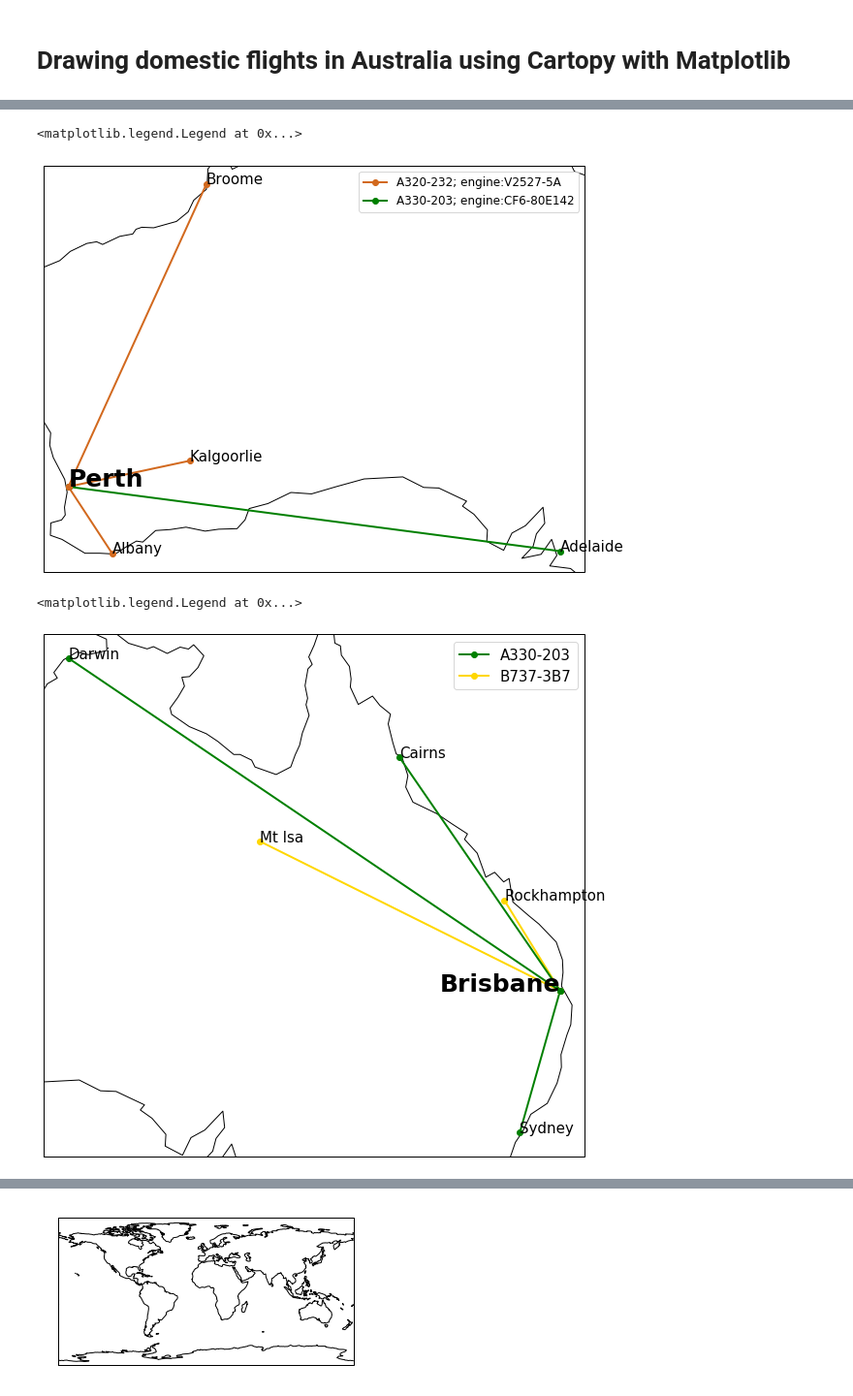
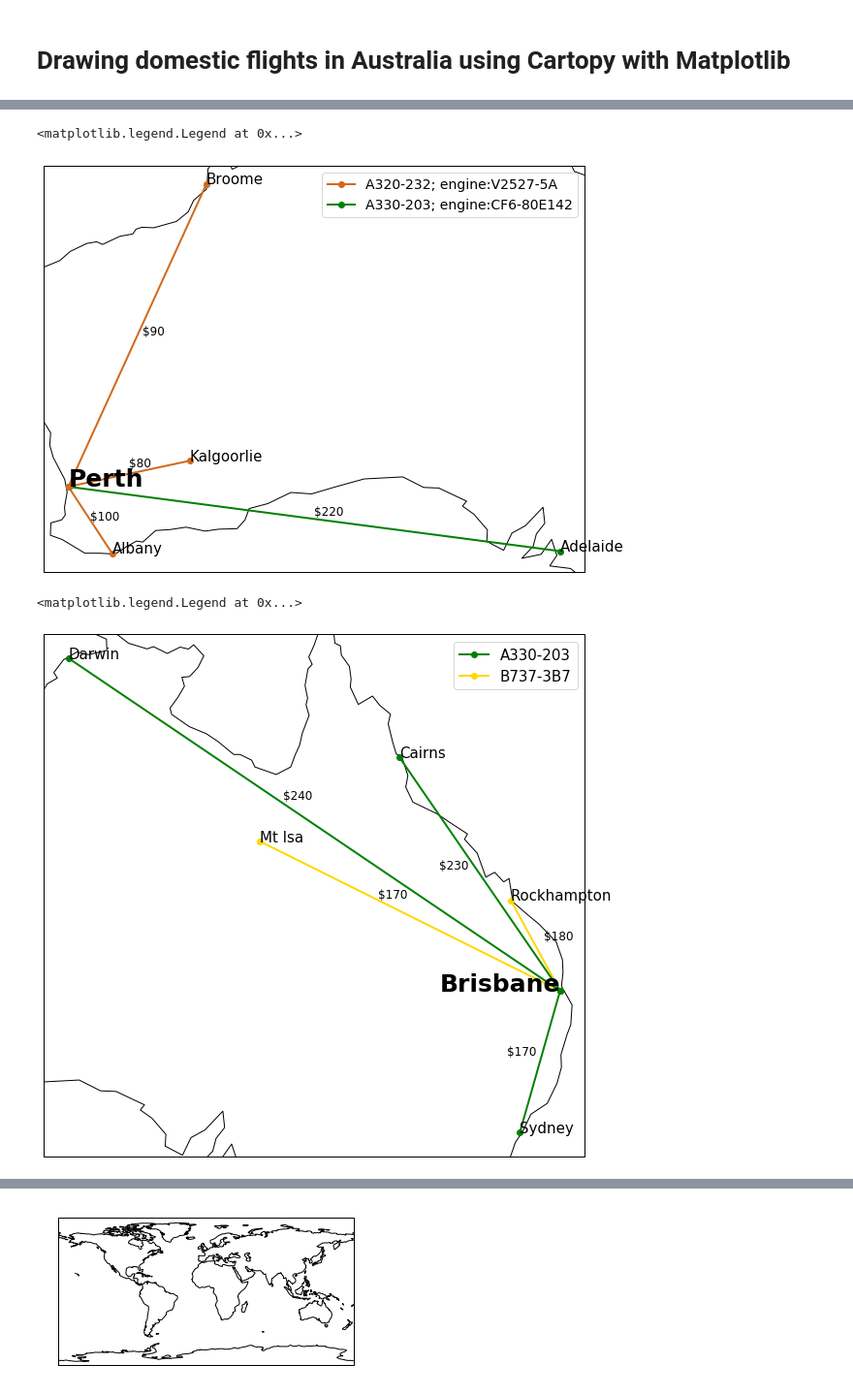
Before and after one commit to tanya072/Analytics-Capstone, a Jupyter notebook: DataVizAss2.ipynb, the cells around one changed output, grey strips where cells are left out. Shown at 97% size. Drawn from its saved outputs; the diff is of its cells as text; code cells hidden in the pictures.

```diff
--- a/DataVizAss2.ipynb
+++ b/DataVizAss2.ipynb
@@ -61,6 +85,8 @@ unique_airports = unique_airports[['from_city', 'from_long', 'from_lat', 'price'
 unique_airports
 # %% [markdown]
 # Drawing domestic flights in Australia using Cartopy with Matplotlib
+# %%
+crs = ccrs.PlateCarree()
 # %%
 
 # Flights from Sydney
@@ -223,11 +259,16 @@ plt.text(kal_lon, kal_lat, 'Kalgoorlie',fontsize=15)
 plt.text(bro_lon, bro_lat, 'Broome',fontsize=15)
 plt.text(ade_lon, ade_lat, 'Adelaide',fontsize=15)
 
+plt.text((per_lon+alb_lon)/2, (per_lat+alb_lat)/2.00, '$100', fontsize=12)
+plt.text((per_lon+ade_lon)/2, (per_lat+ade_lat)/2.01, '$220', fontsize=12)
+plt.text((per_lon+kal_lon)/2, (per_lat+kal_lat)/2.02, '$80', fontsize=12)
+plt.text((per_lon+bro_lon)/1.996, (per_lat+bro_lat)/2.00, '$90', fontsize=12)
+
 #plt.show()
-plt.legend(fontsize=12)
+plt.legend(fontsize=14)
 # %% [output]
 <matplotlib.legend.Legend at 0x...>
-[figure, old version]
+[figure, new version]
 # %%
 # Flights from Brisbane
 fig, ax = plt.subplots(
@@ -237,35 +278,42 @@ ax.coastlines()
 
 syd_lon, syd_lat = 151.21, -33.87
 bri_lon, bri_lat = 153.03, -27.47
 crn_lon, crn_lat = 145.77, -16.92
 dar_lon, dar_lat = 130.84, -12.46
-rhm_lon, rhm_lat = 150.51, -23.38
+rhm_lon, rhm_lat = 150.80, -23.38
 mti_lon, mti_lat = 139.49, -20.73
 
 plt.plot([bri_lon, syd_lon], [bri_lat, syd_lat],
          color='green', linewidth=2, marker='o', label='A330-203')
 plt.plot([bri_lon, mti_lon], [bri_lat, mti_lat],
          color='gold', linewidth=2, marker='o', label='B737-3B7')
 plt.plot([bri_lon, rhm_lon], [bri_lat, rhm_lat],
          color='gold', linewidth=2, marker='o')
 plt.plot([bri_lon, crn_lon], [bri_lat, crn_lat],
          color='green', linewidth=2, marker='o')
 plt.plot([bri_lon, dar_lon], [bri_lat, dar_lat],
          color='green', linewidth=2, marker='o')
 
 
 plt.text(syd_lon, syd_lat, 'Sydney',fontsize=15)
 plt.text(bri_lon, bri_lat, 'Brisbane',fontsize=25, fontweight='bold', horizontalalignment='right')
 plt.text(crn_lon, crn_lat, 'Cairns',fontsize=15)
 plt.text(dar_lon, dar_lat, 'Darwin',fontsize=15)
 plt.text(rhm_lon, rhm_lat, 'Rockhampton',fontsize=15)
 plt.text(mti_lon, mti_lat, 'Mt Isa',fontsize=15)
 
+
+plt.text((bri_lon+syd_lon)/2.02, (bri_lat+syd_lat)/2.02, '$170', fontsize=12)
+plt.text((bri_lon+mti_lon)/2.02, (bri_lat+mti_lat)/2.07, '$170', fontsize=12)
+plt.text((bri_lon+dar_lon)/2.02, (bri_lat+dar_lat)/2.12, '$240', fontsize=12)
+plt.text((bri_lon+crn_lon)/2.025, (bri_lat+crn_lat)/2.02, '$230', fontsize=12)
+plt.text((bri_lon+rhm_lon)/1.995, (bri_lat+rhm_lat)/2.02, '$180', fontsize=12)
+
 #plt.show()
 plt.legend(fontsize=15)
 # %% [output]
 <matplotlib.legend.Legend at 0x...>
-[figure, old version]
+[figure, new version]
 # %%
 # Flights from Darwin
 
```
Also changed, not shown: parts of 9 cells of this notebook.
